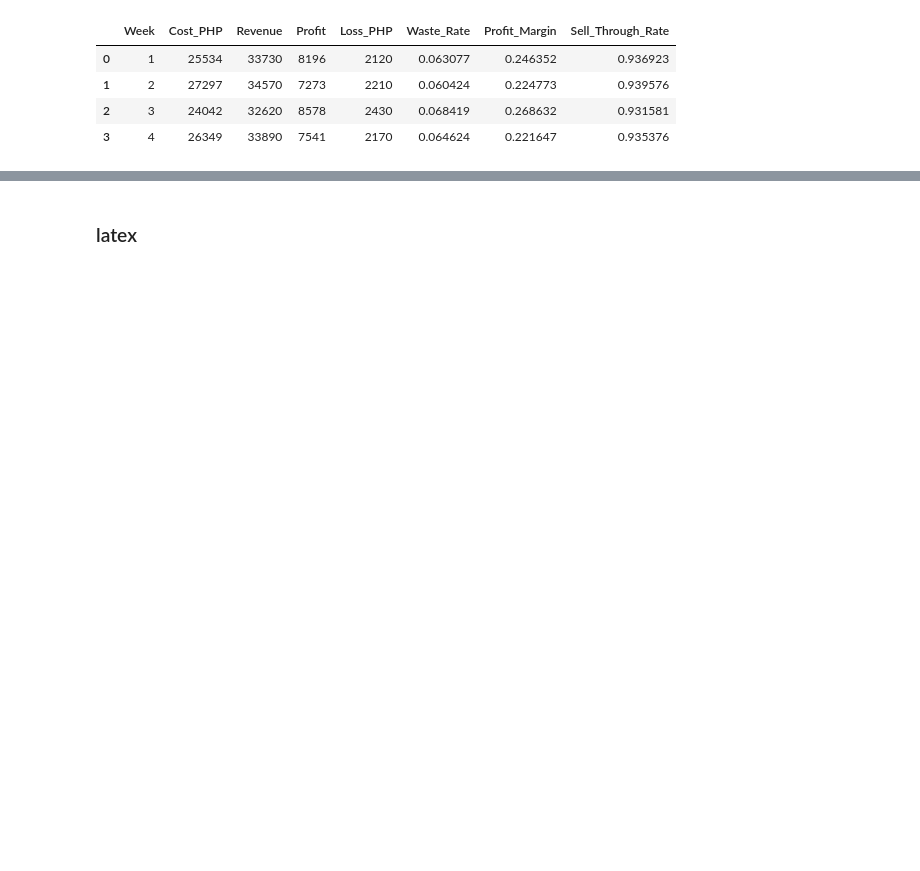
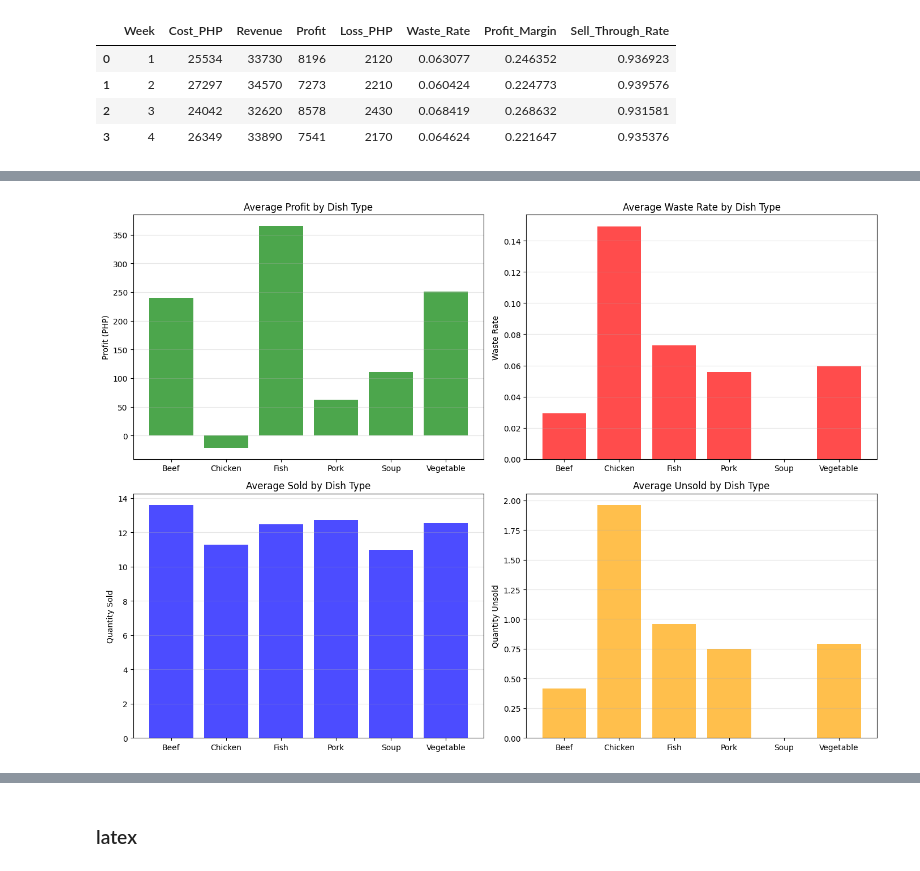
Before and after one commit to baldeoJV/CCDATS1L_PROJECT, a Jupyter notebook: datasci.ipynb, the cells around one changed output, grey strips where cells are left out. Saved outputs shown, nothing was run; the diff lists cells and outputs as text; code cells hidden in the pictures; blank space fills up the shorter version.

```diff
--- a/datasci.ipynb
+++ b/datasci.ipynb
@@ -186,0 +268,34 @@ data.groupby('Week').agg(
+# %%
+dish_type_summary = data.groupby("Dish_Type").agg(
+    Profit=('Profit', 'mean'),
+    Waste_Rate=('Waste_Rate', 'mean'),
+    Sold=('Sold', 'mean'),
+    Unsold=('Unsold', 'mean')
+)
+
+fig, axes = plt.subplots(2, 2, figsize=(14, 10))
+
+axes[0, 0].bar(dish_type_summary.index, dish_type_summary['Profit'], color='green', alpha=0.7)
+axes[0, 0].set_title('Average Profit by Dish Type')
+axes[0, 0].set_ylabel('Profit (PHP)')
+axes[0, 0].grid(axis='y', alpha=0.3)
+
+axes[0, 1].bar(dish_type_summary.index, dish_type_summary['Waste_Rate'], color='red', alpha=0.7)
+axes[0, 1].set_title('Average Waste Rate by Dish Type')
+axes[0, 1].set_ylabel('Waste Rate')
+axes[0, 1].grid(axis='y', alpha=0.3)
+
+axes[1, 0].bar(dish_type_summary.index, dish_type_summary['Sold'], color='blue', alpha=0.7)
+axes[1, 0].set_title('Average Sold by Dish Type')
+axes[1, 0].set_ylabel('Quantity Sold')
+axes[1, 0].grid(axis='y', alpha=0.3)
+
+axes[1, 1].bar(dish_type_summary.index, dish_type_summary['Unsold'], color='orange', alpha=0.7)
+axes[1, 1].set_title('Average Unsold by Dish Type')
+axes[1, 1].set_ylabel('Quantity Unsold')
+axes[1, 1].grid(axis='y', alpha=0.3)
+
+plt.tight_layout()
+plt.show()
+# %% [output]
+[figure, added]
```
Also changed, not shown: parts of 15 cells of this notebook.
